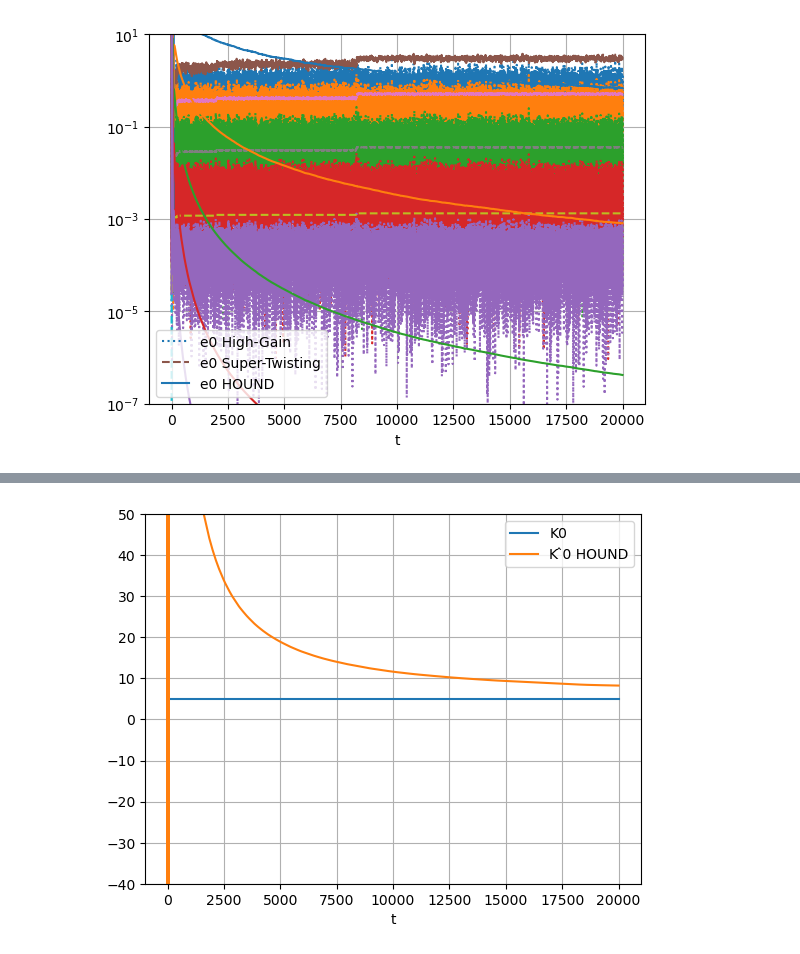
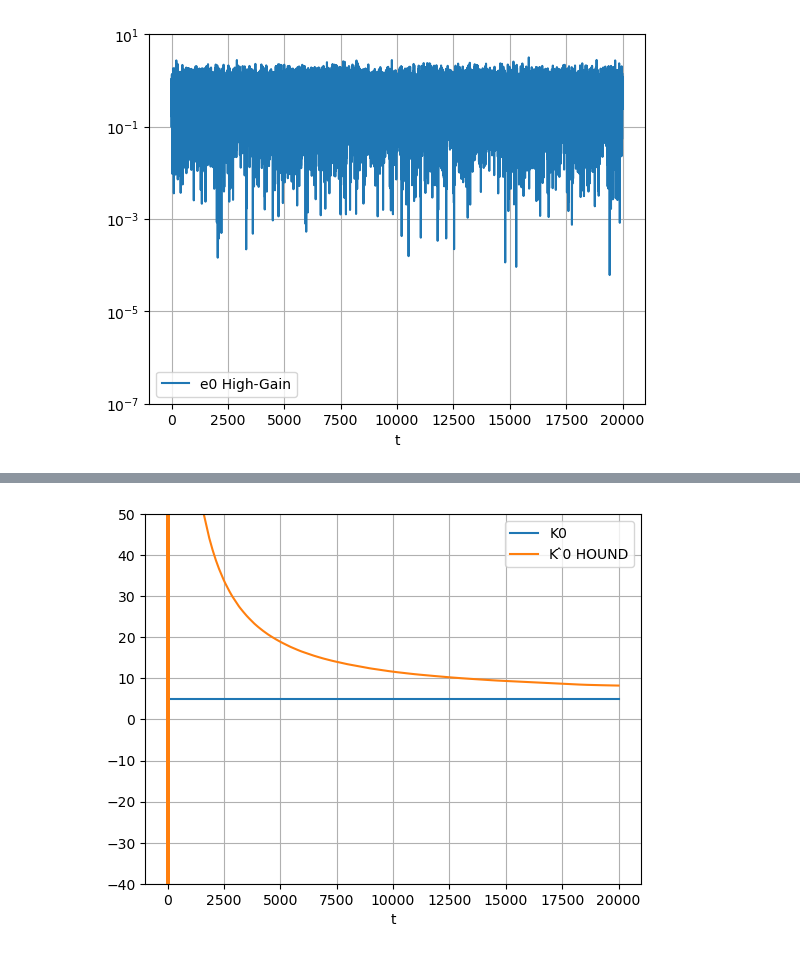
Before and after one commit to katrichek/HOUND, a Jupyter notebook: HOUND.ipynb, the cells around one changed output, grey strips where cells are left out. Cells and saved outputs as stored; diff of their text form; code cells hidden in the pictures.

```diff
--- a/HOUND.ipynb
+++ b/HOUND.ipynb
@@ -238,13 +238,90 @@ plt.show();
 # %%
 fig, ax = plt.subplots()
 ax.set_ylim(1e-16, 1e2)
-for j in range(n):
-    ax.plot(ts, aes_HOUND[j], label='e'+str(j)+' HOUND', linestyle="solid")
+# for j in range(n):
+#     ax.plot(ts, aes_HOUND[j], label='e'+str(j)+' HOUND', linestyle="solid")
+ax.plot(ts, aes_HOUND[0], label='e0 HOUND', linestyle="solid")
+ax.plot(ts, aes_HOUND[1], label='e1 HOUND', linestyle="dashed")
+ax.plot(ts, aes_HOUND[2], label='e2 HOUND', linestyle="dashdot")
+ax.plot(ts, aes_HOUND[3], label='e3 HOUND', linestyle="dotted")
+ax.plot(ts, aes_HOUND[4], label='e4 HOUND', linestyle="dashed")
 ax.grid();
 ax.set_xlabel("t")
 ax.set_yscale('log')
 plt.legend()
 plt.show();
+
+
+
+fig, ax = plt.subplots()
+ax.set_ylim(1e-7, 1e1)
+ax.plot(ts, aesKhalil[0], label='e0 High-Gain', linestyle="solid")
+ax.grid();
+ax.set_xlabel("t")
+ax.set_yscale('log')
+plt.legend()
+plt.show();
+
+fig, ax = plt.subplots()
+ax.set_ylim(1e-7, 1e1)
+ax.plot(ts, aesKhalil[1], linestyle="None")
+ax.plot(ts, aesKhalil[1], label='e1 High-Gain', linestyle="dashed")
+ax.grid();
+ax.set_xlabel("t")
+ax.set_yscale('log')
+plt.legend()
+plt.show();
+
+fig, ax = plt.subplots()
+ax.set_ylim(1e-7, 1e1)
+ax.plot(ts, aesKhalil[2], linestyle="None")
+ax.plot(ts, aesKhalil[2], linestyle="None")
+ax.plot(ts, aesKhalil[2], label='e2 High-Gain', linestyle="dashdot")
+ax.grid();
+ax.set_xlabel("t")
+ax.set_yscale('log')
+plt.legend()
+plt.show();
+
+fig, ax = plt.subplots()
+ax.set_ylim(1e-7, 1e1)
+ax.plot(ts, aesKhalil[3], linestyle="None")
+ax.plot(ts, aesKhalil[3], linestyle="None")
+ax.plot(ts, aesKhalil[3], linestyle="None")
+ax.plot(ts, aesKhalil[3], label='e3 High-Gain', linestyle="dotted")
+ax.grid();
+ax.set_xlabel("t")
+ax.set_yscale('log')
+plt.legend()
+plt.show();
+
+fig, ax = plt.subplots()
+ax.set_ylim(1e-7, 1e1)
+ax.plot(ts, aesKhalil[4], linestyle="None")
+ax.plot(ts, aesKhalil[4], linestyle="None")
+ax.plot(ts, aesKhalil[4], linestyle="None")
+ax.plot(ts, aesKhalil[4], linestyle="None")
+ax.plot(ts, aesKhalil[4], label='e4 High-Gain', linestyle="dashed")
+ax.grid();
+ax.set_xlabel("t")
+ax.set_yscale('log')
+plt.legend()
+plt.show();
+
+
+fig, ax = plt.subplots()
+ax.set_ylim(1e-7, 1e1)
+ax.plot(ts, aesLevant[0], label='e0 Super-Twisting', linestyle="solid")
+ax.plot(ts, aesLevant[1], label='e1 Super-Twisting', linestyle="dashed")
+ax.plot(ts, aesLevant[2], label='e2 Super-Twisting', linestyle="dashdot")
+ax.plot(ts, aesLevant[3], label='e3 Super-Twisting', linestyle="dotted")
+ax.grid();
+ax.set_xlabel("t")
+ax.set_yscale('log')
+plt.legend()
+plt.show();
+
+
 
 fig, ax = plt.subplots()
 ax.set_ylim(1e-7, 1e1)
@@ -283 +360 @@ plt.show();
-[figure, old version]
+[figure, new version]
```
Also changed, not shown: parts of 4 cells of this notebook.
